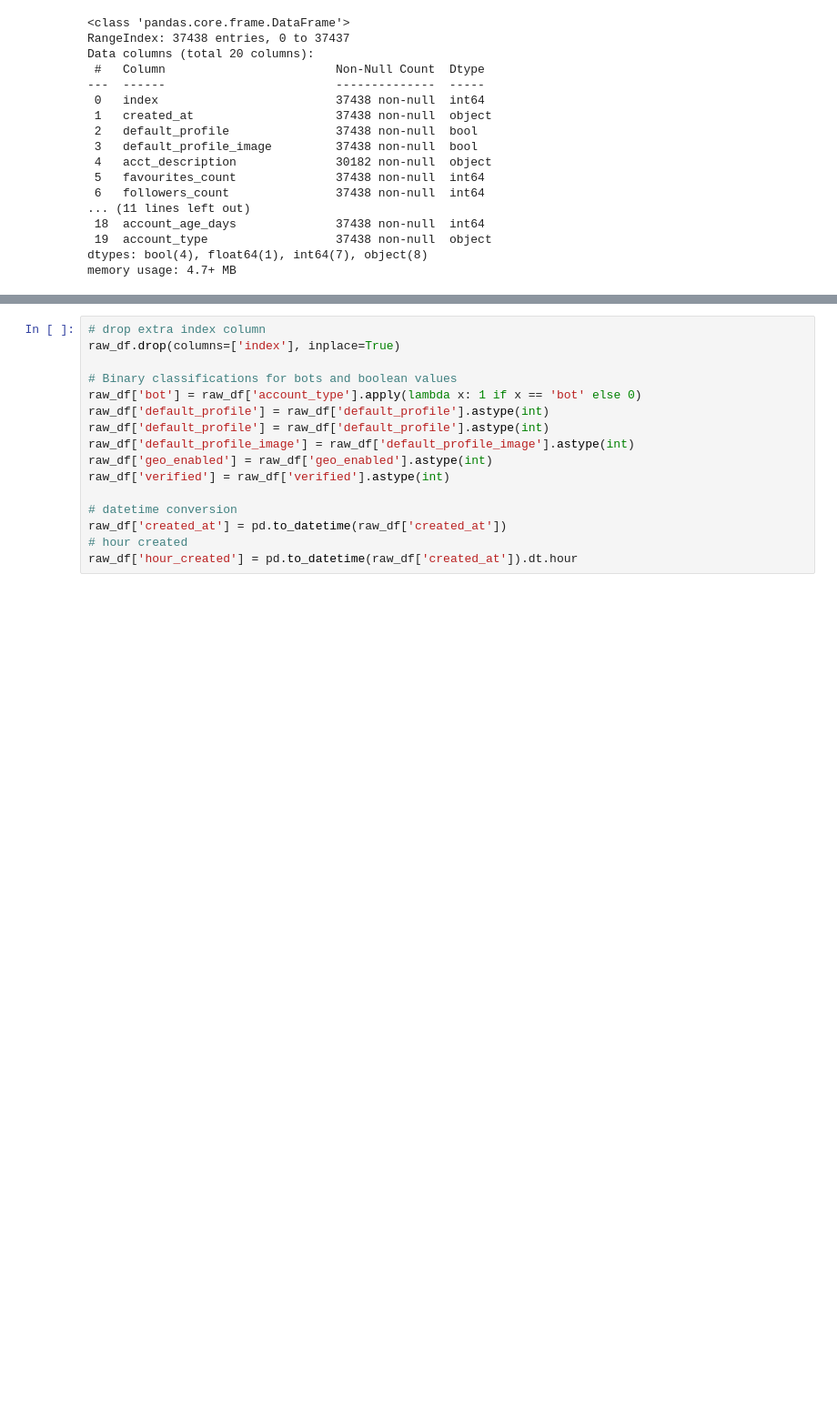
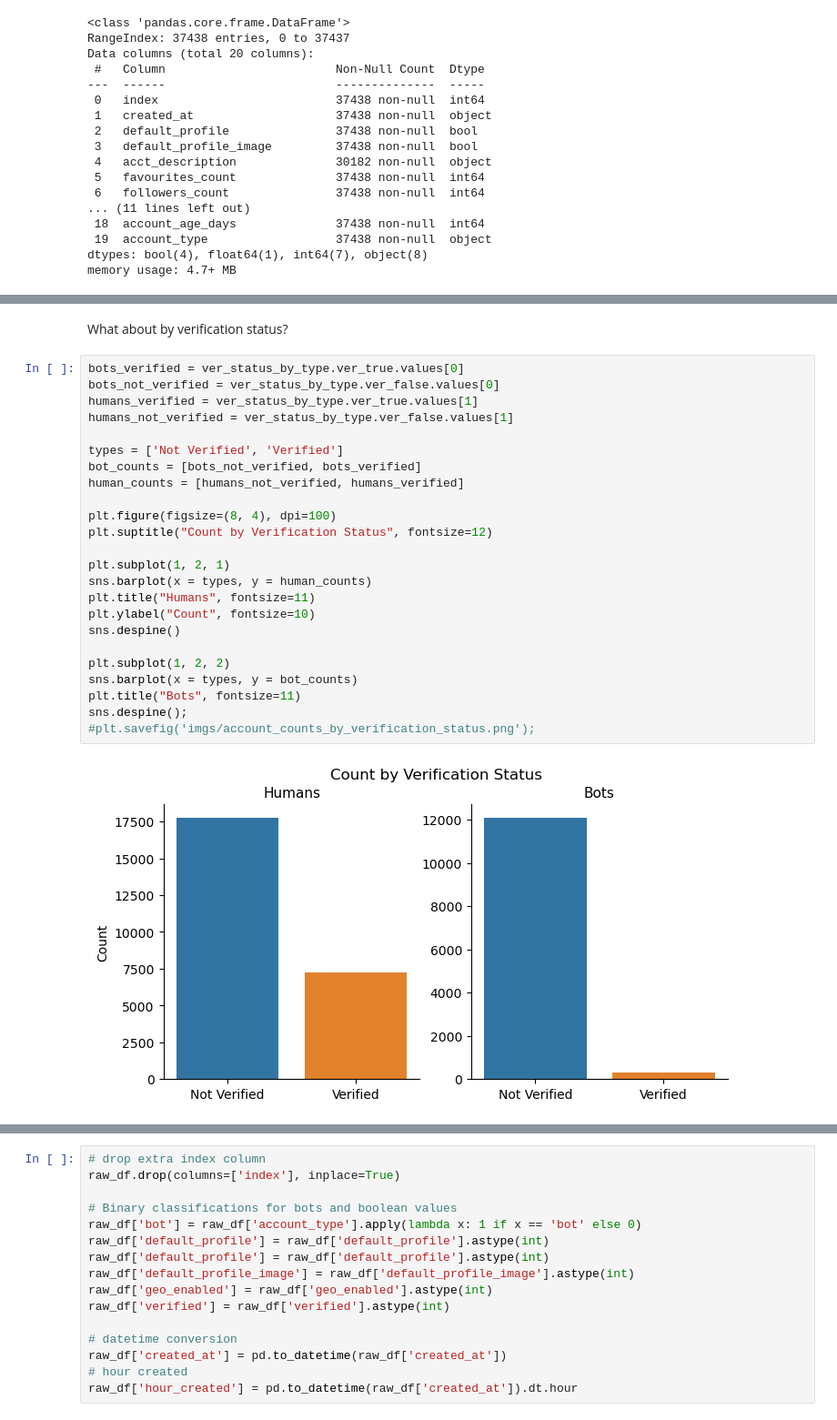
Before and after one commit to scrapfishies/twitter-bot-detection, a Jupyter notebook: eda.ipynb, the cells around one changed output, grey strips where cells are left out. Shown at 91% size. Cells and saved outputs as stored; diff of their text form; blank space fills up the shorter version.

```diff
--- a/eda.ipynb
+++ b/eda.ipynb
@@ -75 +129,29 @@ memory usage: 4.7+ MB
+# %% [markdown]
+What about by verification status?
+# %%
+bots_verified = ver_status_by_type.ver_true.values[0]
+bots_not_verified = ver_status_by_type.ver_false.values[0]
+humans_verified = ver_status_by_type.ver_true.values[1]
+humans_not_verified = ver_status_by_type.ver_false.values[1]
+
+types = ['Not Verified', 'Verified']
+bot_counts = [bots_not_verified, bots_verified]
+human_counts = [humans_not_verified, humans_verified]
+
+plt.figure(figsize=(8, 4), dpi=100)
+plt.suptitle("Count by Verification Status", fontsize=12)
+
+plt.subplot(1, 2, 1)
+sns.barplot(x = types, y = human_counts)
+plt.title("Humans", fontsize=11)
+plt.ylabel("Count", fontsize=10)
+sns.despine()
+
+plt.subplot(1, 2, 2)
+sns.barplot(x = types, y = bot_counts)
+plt.title("Bots", fontsize=11)
+sns.despine();
+#plt.savefig('imgs/account_counts_by_verification_status.png');
+# %% [output]
+[figure, added]
 # %% [markdown]
```
Also changed, not shown: parts of 16 cells of this notebook, 12 other files.
